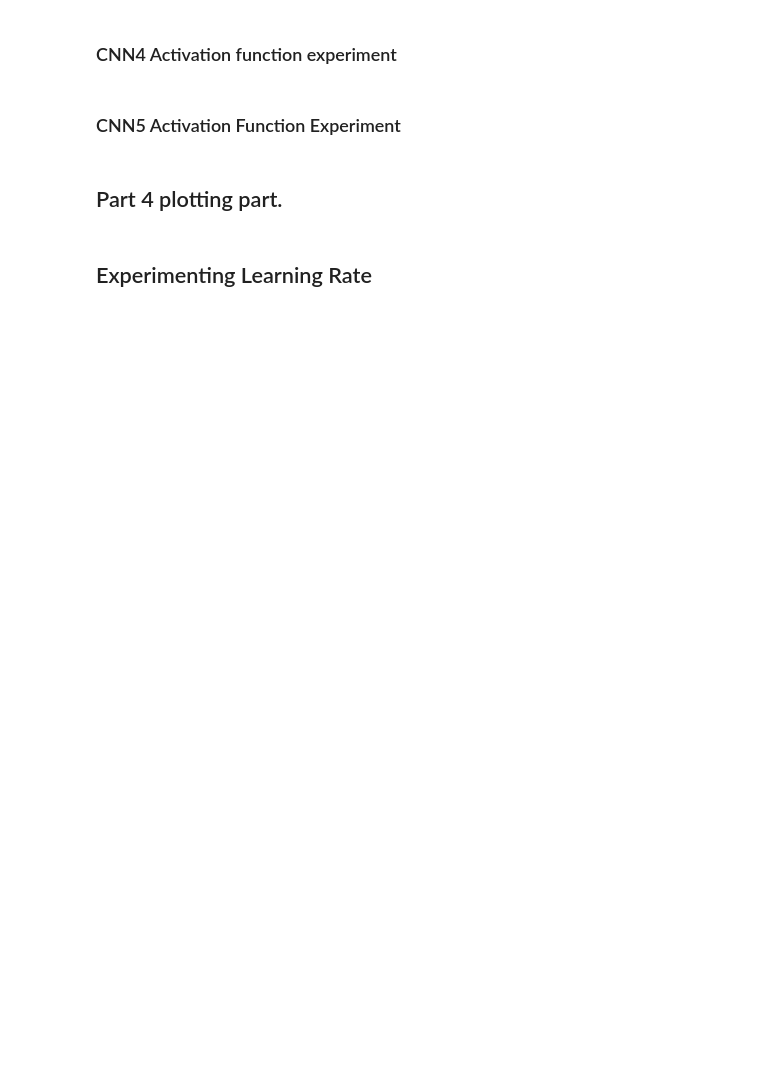
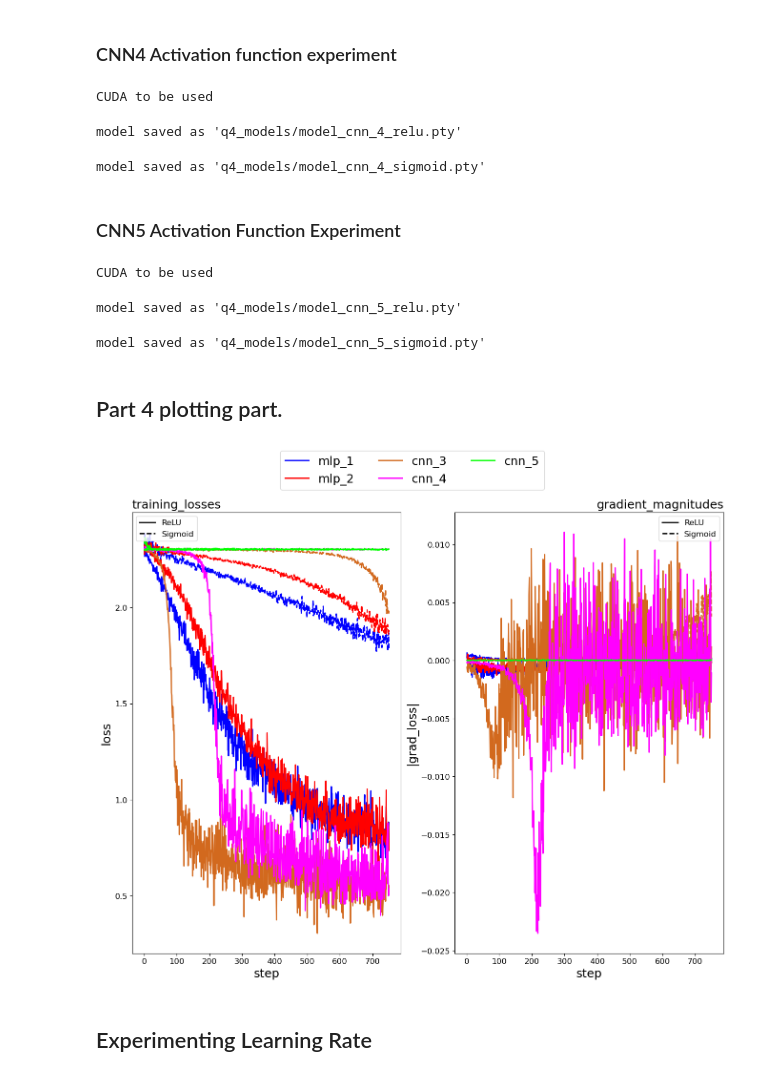
Before and after one commit to ahmetakman/EE449_homeworks, a Jupyter notebook: hw1/hw1.ipynb, the cells around one changed output. Cells and saved outputs as stored; diff of their text form; code cells hidden in the pictures; blank space fills up the shorter version.

Commit message:
part4 data

```diff
--- a/hw1/hw1.ipynb
+++ b/hw1/hw1.ipynb
@@ -1719,7 +1731,7 @@ import torchvision
 from tqdm import tqdm
 
 #training set
-train_data = torchvision.datasets.FashionMNIST(root='./data', train=True, download=False, transform= torchvision.transforms.ToTensor(), shuffle=True)
+train_data = torchvision.datasets.FashionMNIST(root='./data', train=True, download=False, transform= torchvision.transforms.ToTensor())
 
 #test set
 test_data = torchvision.datasets.FashionMNIST(root='./data', train=False, download=False, transform= torchvision.transforms.ToTensor())
@@ -1737,7 +1749,7 @@ test_generator = torch.utils.data.DataLoader(test_data, batch_size=96, shuffle=F
 # relu cnn_4 classifier
 class cnn_4_relu(torch.nn.Module):
     def __init__(self, input_size, num_classes):
-        super(cnn_4, self).__init__()
+        super(cnn_4_relu, self).__init__()
         self.input_size = input_size
         self.Conv1 = torch.nn.Conv2d(1 ,16 ,3, stride=1, padding=1)
         self.Conv2 = torch.nn.Conv2d(16, 8, 3,  stride=1, padding=1)
@@ -1765,7 +1777,7 @@ class cnn_4_relu(torch.nn.Module):
 # sigmoid cnn_4 classifier
 class cnn_4_sigmoid(torch.nn.Module):
     def __init__(self, input_size, num_classes):
-        super(cnn_4, self).__init__()
+        super(cnn_4_sigmoid, self).__init__()
         self.input_size = input_size
         self.Conv1 = torch.nn.Conv2d(1 ,16 ,3, stride=1, padding=1)
         self.Conv2 = torch.nn.Conv2d(16, 8, 3,  stride=1, padding=1)
@@ -1834,11 +1846,11 @@ for epoch in tqdm(range(15)):
         # compute loss
         loss_val = loss(output, y)
         # zero gradients
-        optimizer.zero_grad()
+        optimizer_relu.zero_grad()
         # backward pass
         loss_val.backward()
         # optimize
-        optimizer.step()
+        optimizer_relu.step()
         # print loss
         if batch % 10 == 0:
             model_cnn_4_relu.eval()
@@ -1865,11 +1877,11 @@ for epoch in tqdm(range(15)):
         # compute loss
         loss_val = loss(output, y)
         # zero gradients
-        optimizer.zero_grad()
+        optimizer_sigmoid.zero_grad()
         # backward pass
         loss_val.backward()
         # optimize
-        optimizer.step()
+        optimizer_sigmoid.step()
         # print loss
         if batch % 10 == 0:
             model_cnn_4_sigmoid.eval()
@@ -1892,6 +1904,10 @@ print("model saved as 'q4_models/model_cnn_4_sigmoid.pty'")
 import pickle
 with open('q4_models/part4_cnn_4_dict.pkl', 'wb') as f:
     pickle.dump(cnn_4_dict, f)
+# %% [output]
+CUDA to be used
+model saved as 'q4_models/model_cnn_4_relu.pty'
+model saved as 'q4_models/model_cnn_4_sigmoid.pty'
 # %% [markdown]
 ### CNN5 Activation Function Experiment
 # %%
@@ -1903,7 +1919,7 @@ import torchvision
 from tqdm import tqdm
 
 #training set
-train_data = torchvision.datasets.FashionMNIST(root='./data', train=True, download=False, transform= torchvision.transforms.ToTensor(), shuffle=True)
+train_data = torchvision.datasets.FashionMNIST(root='./data', train=True, download=False, transform= torchvision.transforms.ToTensor())
 
 #test set
 test_data = torchvision.datasets.FashionMNIST(root='./data', train=False, download=False, transform= torchvision.transforms.ToTensor())
@@ -1919,9 +1935,9 @@ val_generator = torch.utils.data.DataLoader(val_data, batch_size=96, shuffle=Fal
 test_generator = torch.utils.data.DataLoader(test_data, batch_size=96, shuffle=False)
 
 # relu cnn_5 classifier
-class cnn_5(torch.nn.Module):
+class cnn_5_relu(torch.nn.Module):
     def __init__(self, input_size, num_classes):
-        super(cnn_5, self).__init__()
+        super(cnn_5_relu, self).__init__()
         self.input_size = input_size
         self.Conv1 = torch.nn.Conv2d(1 ,8 ,3, stride=1, padding=1)
         self.Conv2 = torch.nn.Conv2d(8, 16, 3,  stride=1, padding=1)
@@ -1955,7 +1971,7 @@ class cnn_5(torch.nn.Module):
 # sigmoid cnn_5 classifier
 class cnn_5_sigmoid(torch.nn.Module):
     def __init__(self, input_size, num_classes):
-        super(cnn_5, self).__init__()
+        super(cnn_5_sigmoid, self).__init__()
         self.input_size = input_size
         self.Conv1 = torch.nn.Conv2d(1 ,8 ,3, stride=1, padding=1)
         self.Conv2 = torch.nn.Conv2d(8, 16, 3,  stride=1, padding=1)
@@ -2030,11 +2046,11 @@ for epoch in tqdm(range(15)):
         # compute loss
         loss_val = loss(output, y)
         # zero gradients
-        optimizer.zero_grad()
+        optimizer_relu.zero_grad()
         # backward pass
         loss_val.backward()
         # optimize
-        optimizer.step()
+        optimizer_relu.step()
         # print loss
         if batch % 10 == 0:
             model_cnn_5_relu.eval()
@@ -2061,11 +2077,11 @@ for epoch in tqdm(range(15)):
         # compute loss
         loss_val = loss(output, y)
         # zero gradients
-        optimizer.zero_grad()
+        optimizer_sigmoid.zero_grad()
         # backward pass
         loss_val.backward()
         # optimize
-        optimizer.step()
+        optimizer_sigmoid.step()
         # print loss
         if batch % 10 == 0:
             model_cnn_5_sigmoid.eval()
@@ -2088,10 +2104,36 @@ print("model saved as 'q4_models/model_cnn_5_sigmoid.pty'")
 import pickle
 with open('q4_models/part4_cnn_5_dict.pkl', 'wb') as f:
     pickle.dump(cnn_5_dict, f)
+# %% [output]
+CUDA to be used
+model saved as 'q4_models/model_cnn_5_relu.pty'
+model saved as 'q4_models/model_cnn_5_sigmoid.pty'
 # %% [markdown]
 ## Part 4 plotting part.
 # %%
 %reset -f
 from utils import part4Plots
+import pickle
+
+# load the pickle files
+with open('q4_models/part4_mlp_1_dict.pkl', 'rb') as f:
+    mlp_1_dict = pickle.load(f)
+
+with open('q4_models/part4_mlp_2_dict.pkl', 'rb') as f:
+    mlp_2_dict = pickle.load(f)
+
+with open('q4_models/part4_cnn_3_dict.pkl', 'rb') as f:
+    cnn_3_dict = pickle.load(f)
+
+with open('q4_models/part4_cnn_4_dict.pkl', 'rb') as f:
+    cnn_4_dict = pickle.load(f)
+
+with open('q4_models/part4_cnn_5_dict.pkl', 'rb') as f:
+    cnn_5_dict = pickle.load(f)
+results = [mlp_1_dict, mlp_2_dict, cnn_3_dict, cnn_4_dict, cnn_5_dict]
+
+part4Plots(results, "q4_models")
+# %% [output]
+[figure, added]
 # %% [markdown]
 ## Experimenting Learning Rate
```
Also changed, not shown: parts of 3 cells of this notebook, 16 other files.
